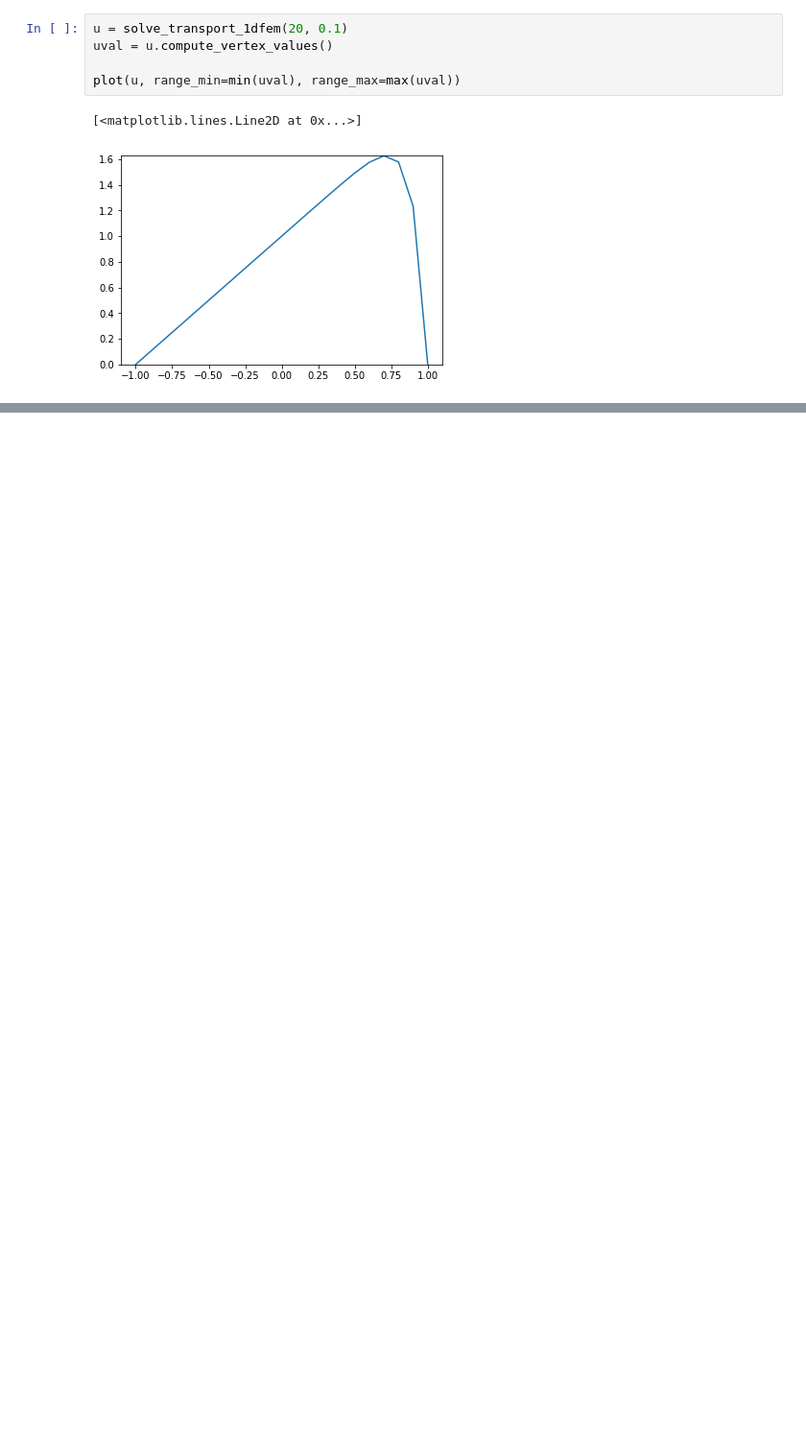
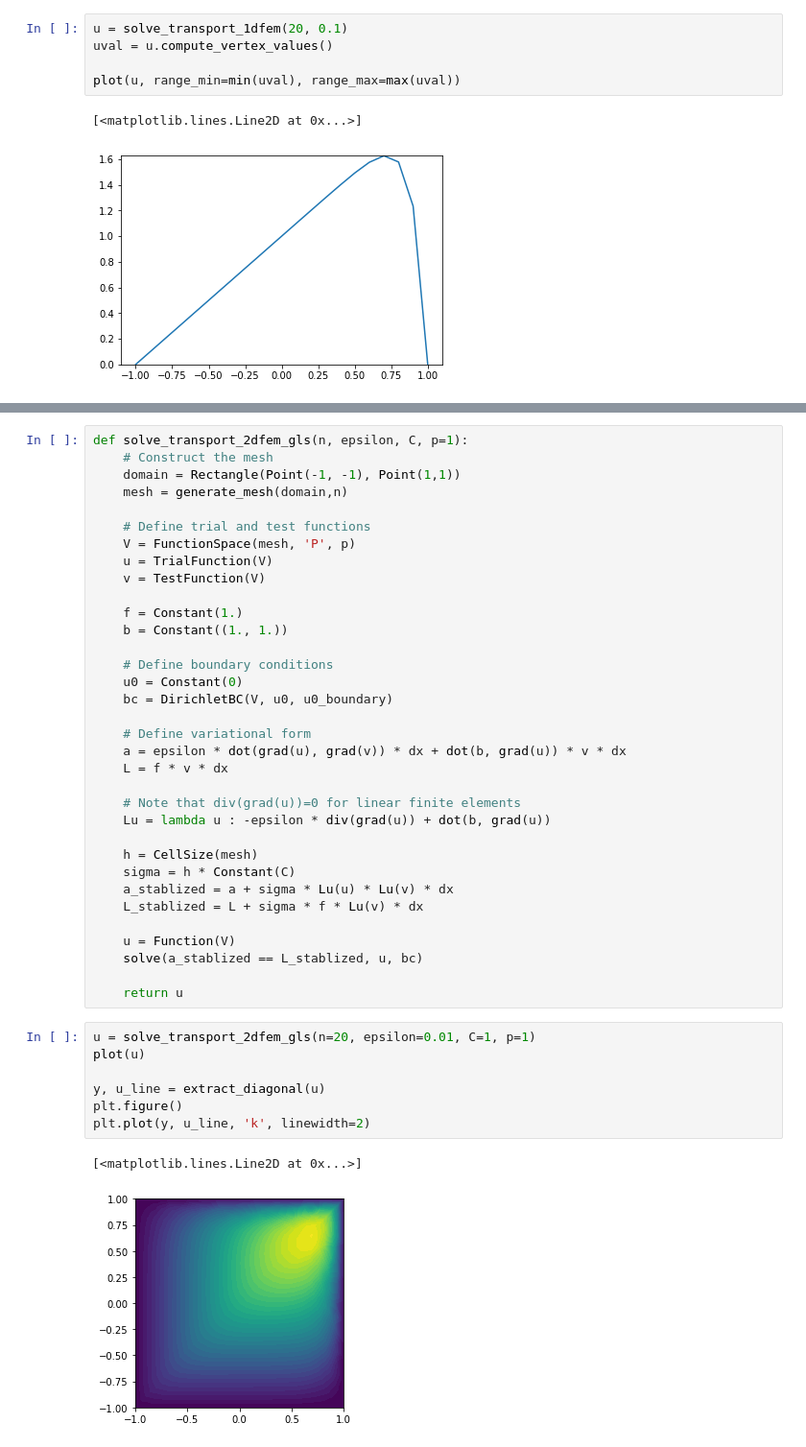
Before and after one commit to unifem/fenics-notes, a Jupyter notebook: notebooks/convection-dominant.ipynb, the cells around one changed output, grey strips where cells are left out. Shown at 96% size. Saved outputs shown, nothing was run; the diff lists cells and outputs as text; blank space fills up the shorter version.

```diff
--- a/notebooks/convection-dominant.ipynb
+++ b/notebooks/convection-dominant.ipynb
@@ -117,0 +146,44 @@ plot(u, range_min=min(uval), range_max=max(uval))
+# %%
+def solve_transport_2dfem_gls(n, epsilon, C, p=1):
+    # Construct the mesh
+    domain = Rectangle(Point(-1, -1), Point(1,1))
+    mesh = generate_mesh(domain,n)
+
+    # Define trial and test functions
+    V = FunctionSpace(mesh, 'P', p)
+    u = TrialFunction(V)
+    v = TestFunction(V)
+
+    f = Constant(1.)
+    b = Constant((1., 1.))
+
+    # Define boundary conditions
+    u0 = Constant(0)
+    bc = DirichletBC(V, u0, u0_boundary)
+
+    # Define variational form
+    a = epsilon * dot(grad(u), grad(v)) * dx + dot(b, grad(u)) * v * dx
+    L = f * v * dx
+
+    # Note that div(grad(u))=0 for linear finite elements
+    Lu = lambda u : -epsilon * div(grad(u)) + dot(b, grad(u))
+
+    h = CellSize(mesh)
+    sigma = h * Constant(C)
+    a_stablized = a + sigma * Lu(u) * Lu(v) * dx
+    L_stablized = L + sigma * f * Lu(v) * dx
+
+    u = Function(V)
+    solve(a_stablized == L_stablized, u, bc)
+
+    return u
+# %%
+u = solve_transport_2dfem_gls(n=20, epsilon=0.01, C=1, p=1)
+plot(u)
+
+y, u_line = extract_diagonal(u)
+plt.figure()
+plt.plot(y, u_line, 'k', linewidth=2)
+# %% [output]
+[<matplotlib.lines.Line2D at 0x...>]
+[figure, added]
```
Also changed, not shown: parts of 10 cells of this notebook.
